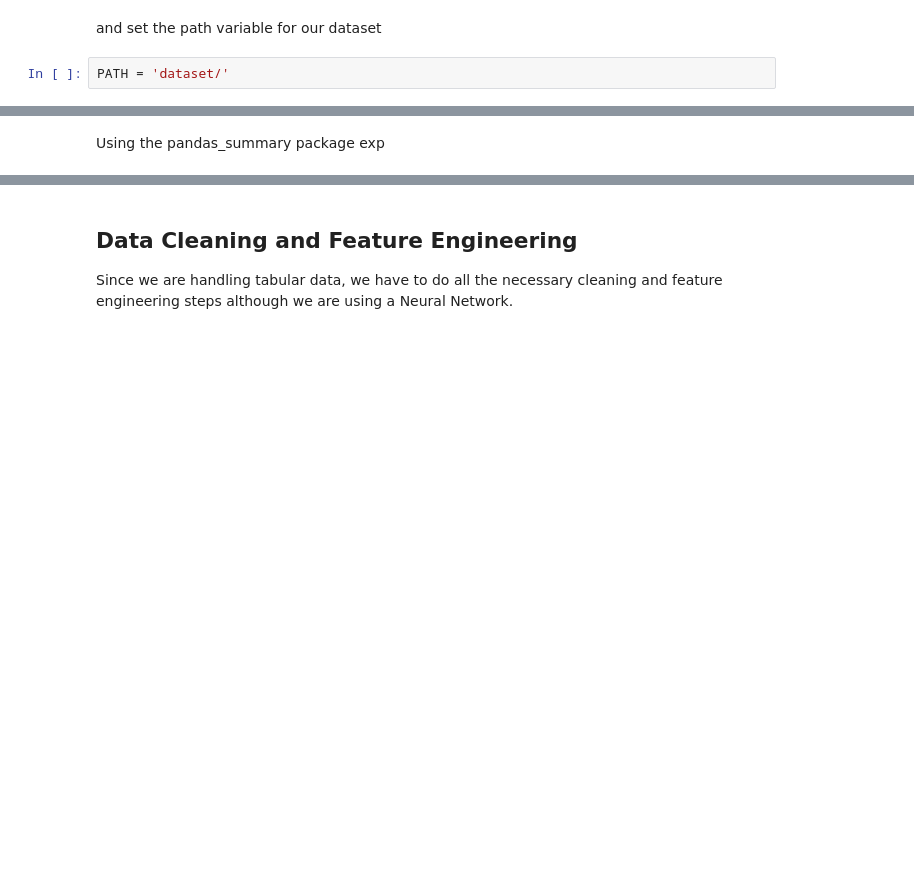
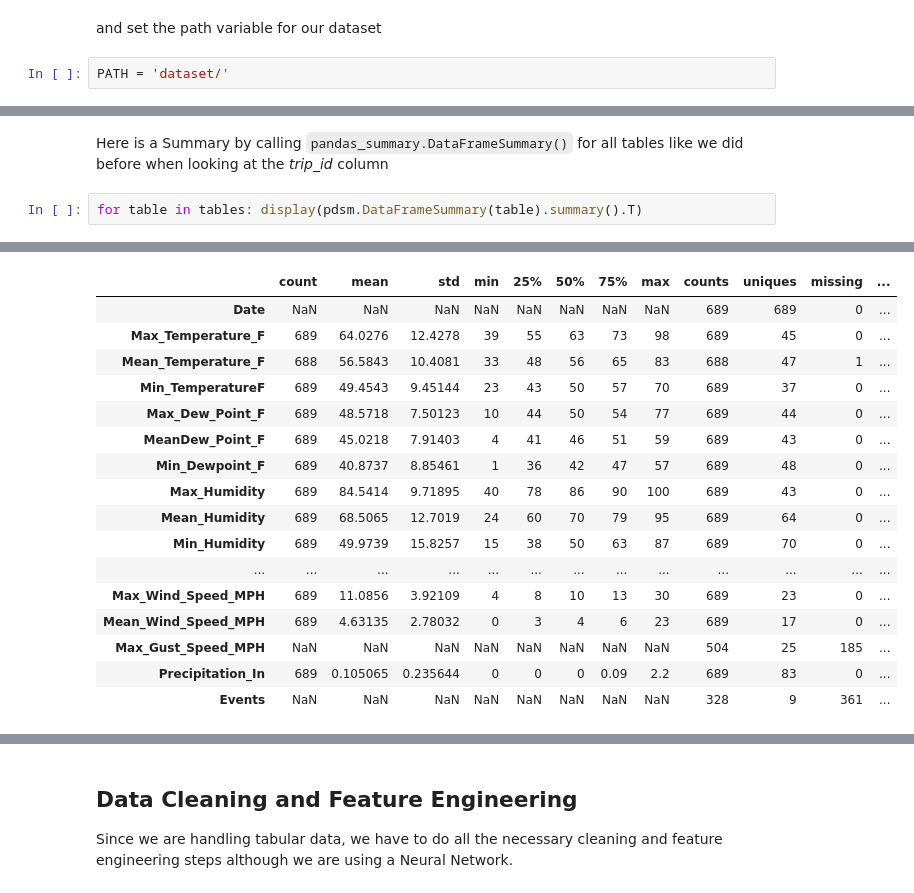
Before and after one commit to s-gr/RSSMNN, a Jupyter notebook: notebook.ipynb, the cells around one changed output, grey strips where cells are left out. Drawn from its saved outputs; the diff is of its cells as text; blank space fills up the shorter version.

```diff
--- a/notebook.ipynb
+++ b/notebook.ipynb
@@ -95,2 +158,5 @@ for t in tables: display(t.head())
-# %% [markdown]
-Using the pandas_summary package exp
+# %% [markdown]
+Here is a Summary by calling `pandas_summary.DataFrameSummary()` for all tables like we did before when looking at the *trip_id* column
+# %%
+for table in tables: display(pdsm.DataFrameSummary(table).summary().T)
+# %% [output]
@@ -96,0 +186,17 @@ Using the pandas_summary package exp
+|  | count | mean | std | min | 25% | 50% | 75% | max | counts | uniques | missing | ... |
+| Date | NaN | NaN | NaN | NaN | NaN | NaN | NaN | NaN | 689 | 689 | 0 | ... |
+| Max_Temperature_F | 689 | 64.0276 | 12.4278 | 39 | 55 | 63 | 73 | 98 | 689 | 45 | 0 | ... |
+| Mean_Temperature_F | 688 | 56.5843 | 10.4081 | 33 | 48 | 56 | 65 | 83 | 688 | 47 | 1 | ... |
+| Min_TemperatureF | 689 | 49.4543 | 9.45144 | 23 | 43 | 50 | 57 | 70 | 689 | 37 | 0 | ... |
+| Max_Dew_Point_F | 689 | 48.5718 | 7.50123 | 10 | 44 | 50 | 54 | 77 | 689 | 44 | 0 | ... |
+| MeanDew_Point_F | 689 | 45.0218 | 7.91403 | 4 | 41 | 46 | 51 | 59 | 689 | 43 | 0 | ... |
+| Min_Dewpoint_F | 689 | 40.8737 | 8.85461 | 1 | 36 | 42 | 47 | 57 | 689 | 48 | 0 | ... |
+| Max_Humidity | 689 | 84.5414 | 9.71895 | 40 | 78 | 86 | 90 | 100 | 689 | 43 | 0 | ... |
+| Mean_Humidity | 689 | 68.5065 | 12.7019 | 24 | 60 | 70 | 79 | 95 | 689 | 64 | 0 | ... |
+| Min_Humidity | 689 | 49.9739 | 15.8257 | 15 | 38 | 50 | 63 | 87 | 689 | 70 | 0 | ... |
+| ... | ... | ... | ... | ... | ... | ... | ... | ... | ... | ... | ... | ... |
+| Max_Wind_Speed_MPH | 689 | 11.0856 | 3.92109 | 4 | 8 | 10 | 13 | 30 | 689 | 23 | 0 | ... |
+| Mean_Wind_Speed_MPH | 689 | 4.63135 | 2.78032 | 0 | 3 | 4 | 6 | 23 | 689 | 17 | 0 | ... |
+| Max_Gust_Speed_MPH | NaN | NaN | NaN | NaN | NaN | NaN | NaN | NaN | 504 | 25 | 185 | ... |
+| Precipitation_In | 689 | 0.105065 | 0.235644 | 0 | 0 | 0 | 0.09 | 2.2 | 689 | 83 | 0 | ... |
+| Events | NaN | NaN | NaN | NaN | NaN | NaN | NaN | NaN | 328 | 9 | 361 | ... |
```
Also changed, not shown: parts of 153 cells of this notebook, 2 other files.
